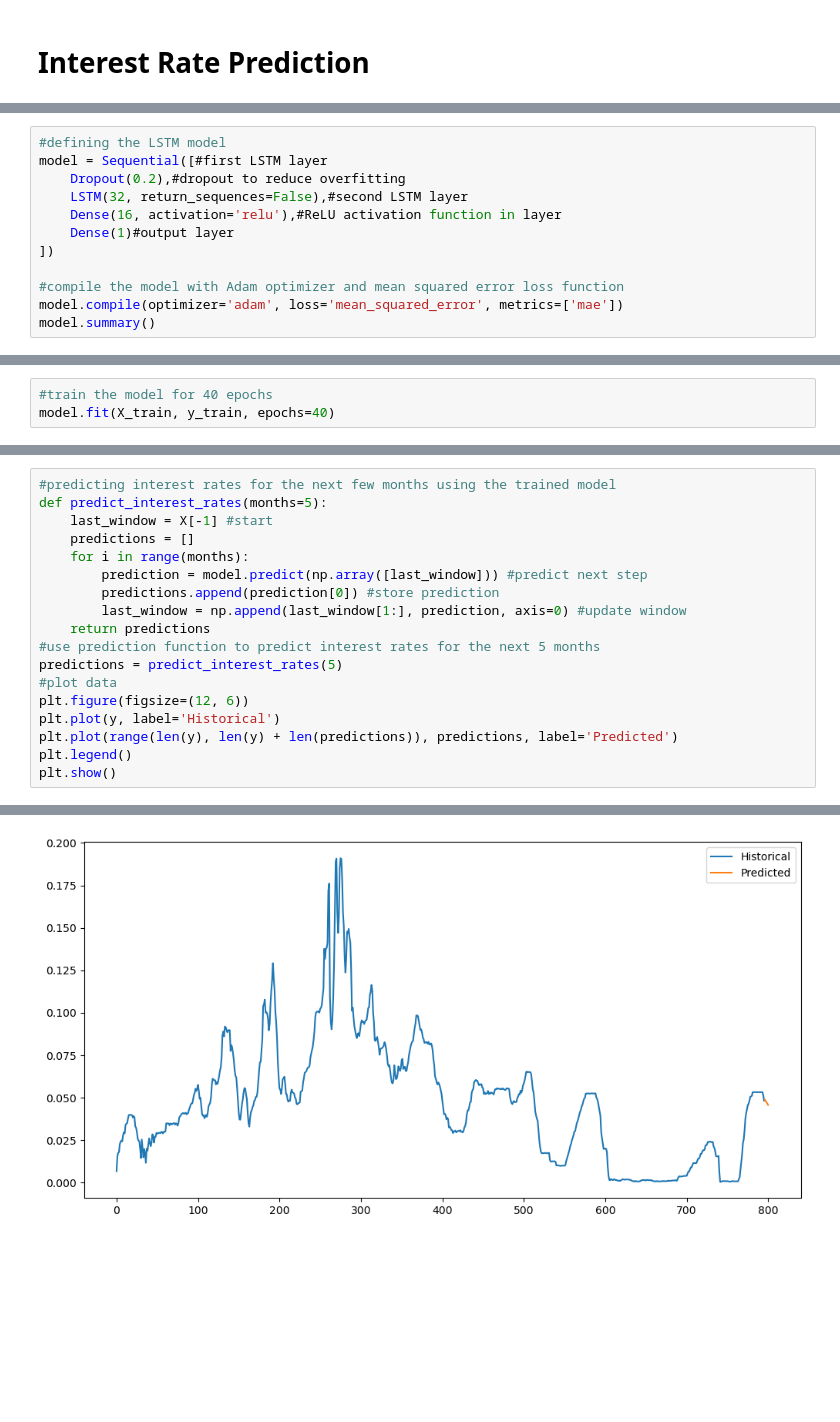
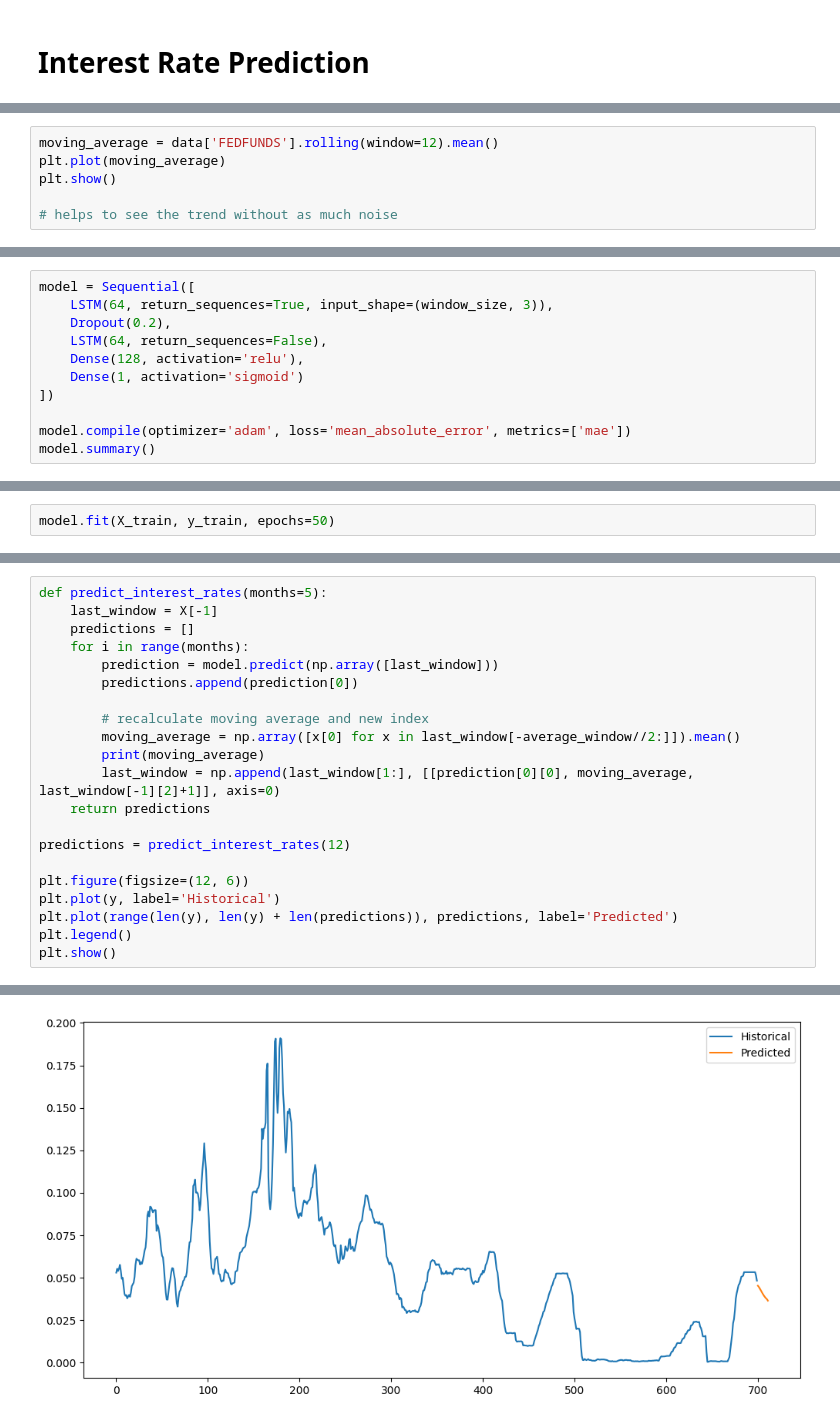
Before and after one commit to LauraAllObe/InterestRatesWithDL, a Jupyter notebook: interestRatePrediction.ipynb, the cells around one changed output, grey strips where cells are left out. Saved outputs shown, nothing was run; the diff lists cells and outputs as text; blank space fills up the shorter version.

Commit message:
new model with new features; adjusted architecture

```diff
--- a/interestRatePrediction.ipynb
+++ b/interestRatePrediction.ipynb
@@ -83,0 +39,6 @@ data = data.set_index('DATE')
+# %%
+moving_average = data['FEDFUNDS'].rolling(window=12).mean()
+plt.plot(moving_average)
+plt.show()
+
+# helps to see the trend without as much noise
@@ -124,13 +95,12 @@ print(X_train)
 # %%
-#defining the LSTM model
-model = Sequential([#first LSTM layer
-    Dropout(0.2),#dropout to reduce overfitting
-    LSTM(32, return_sequences=False),#second LSTM layer
-    Dense(16, activation='relu'),#ReLU activation function in layer
-    Dense(1)#output layer
+model = Sequential([
+    LSTM(64, return_sequences=True, input_shape=(window_size, 3)),
+    Dropout(0.2),
+    LSTM(64, return_sequences=False),
+    Dense(128, activation='relu'),
+    Dense(1, activation='sigmoid')
 ])
 
-#compile the model with Adam optimizer and mean squared error loss function
-model.compile(optimizer='adam', loss='mean_squared_error', metrics=['mae'])
+model.compile(optimizer='adam', loss='mean_absolute_error', metrics=['mae'])
 model.summary()
 # %% [output]
@@ -151,4 +123 @@ Model: "sequential"
  Non-trainable params: 0 (0.00 B)
-# %%
-#train the model for 40 epochs
-model.fit(X_train, y_train, epochs=40)
@@ -195,0 +124,2 @@ array([[ 1.55824004e-02],
+# %%
+model.fit(X_train, y_train, epochs=50)
@@ -207,16 +161,19 @@ plt.show()
 # %%
-#predicting interest rates for the next few months using the trained model
 def predict_interest_rates(months=5):
-    last_window = X[-1] #start
+    last_window = X[-1]
     predictions = []
     for i in range(months):
-        prediction = model.predict(np.array([last_window])) #predict next step
-        predictions.append(prediction[0]) #store prediction
-        last_window = np.append(last_window[1:], prediction, axis=0) #update window
+        prediction = model.predict(np.array([last_window]))
+        predictions.append(prediction[0])
+
+        # recalculate moving average and new index
+        moving_average = np.array([x[0] for x in last_window[-average_window//2:]]).mean()
+        print(moving_average)
+        last_window = np.append(last_window[1:], [[prediction[0][0], moving_average, last_window[-1][2]+1]], axis=0)
     return predictions
-#use prediction function to predict interest rates for the next 5 months
-predictions = predict_interest_rates(5)
-#plot data
+
+predictions = predict_interest_rates(12)
+
 plt.figure(figsize=(12, 6))
 plt.plot(y, label='Historical')
 plt.plot(range(len(y), len(y) + len(predictions)), predictions, label='Predicted')
@@ -231 +200 @@ plt.show()
-[figure, old version]
+[figure, new version]
```
Also changed, not shown: parts of 26 cells of this notebook.
